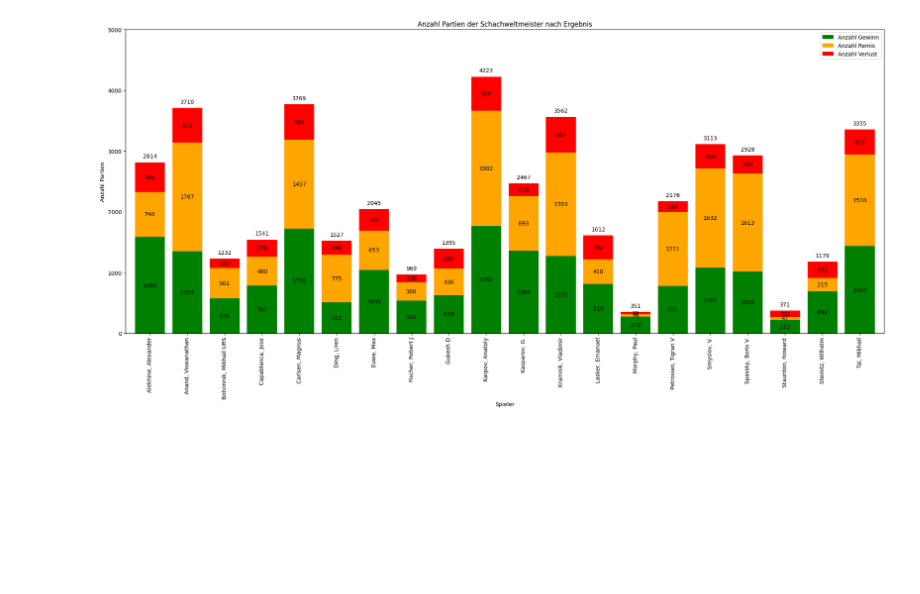
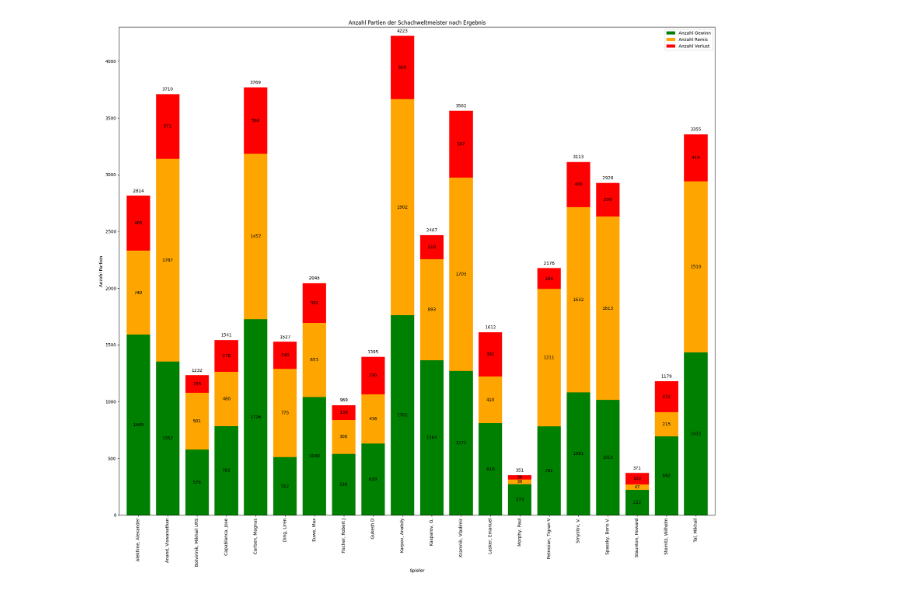
Before and after one commit to peter-m-kuehn/chessAnalyzer, a Jupyter notebook: notebooks/WC-games-played-grouped-by-result.ipynb, the cells around one changed output. Cells and saved outputs as stored; diff of their text form; code cells hidden in the pictures; blank space fills up the shorter version.

```diff
--- a/notebooks/WC-games-played-grouped-by-result.ipynb
+++ b/notebooks/WC-games-played-grouped-by-result.ipynb
@@ -60,12 +60,12 @@ def get_data():
 
 def visualize_data(p_df):
     color=['green', 'orange', 'red']
-    ax=p_df.plot(x='Spieler', kind='bar', width=.8, stacked=True, figsize=(20,10), color=color, ylabel="Anzahl Partien", title="Anzahl Partien der Schachweltmeister nach Ergebnis")
+    ax=p_df.plot(x='Spieler', kind='bar', width=.8, stacked=True, figsize=(20,18), color=color, ylabel="Anzahl Partien", title="Anzahl Partien der Schachweltmeister nach Ergebnis")
     plt.bar_label(ax.containers[-1], rotation = 0, label_type = "edge", padding=6)
     plt.bar_label(ax.containers[0], labels=p_df['Anzahl Gewinn'], rotation = 0, label_type = "center")
     plt.bar_label(ax.containers[1], labels=p_df['Anzahl Remis'], rotation = 0, label_type = "center")
     plt.bar_label(ax.containers[2], labels=p_df['Anzahl Verlust'], rotation = 0, label_type = "center")
-    plt.ylim([0,5000])
+    plt.ylim([0,4300])
     plt.show()
 
 
@@ -78,31 +78,31 @@ def main():
     if not passwd:
         try:
             passwd = getpass.getpass(prompt="Enter database password: ")
         except (KeyboardInterrupt, EOFError):
             print("\nPassword input cancelled.")
             sys.exit(1)
 
     # Validate password input
     if not passwd.strip():
         print("Error: Database password cannot be empty.")
         sys.exit(1)
 
     # connect to database
     try:
         connect(passwd)
         df = get_data()
         visualize_data(df)
         disconnect()
     except Exception as e:
         print(e)
         try:
             disconnect()
         except:
             pass
         sys.exit(1)
 
 
 if __name__ == "__main__":
     main()
 # %% [output]
-[figure, old version]
+[figure, new version]
```
